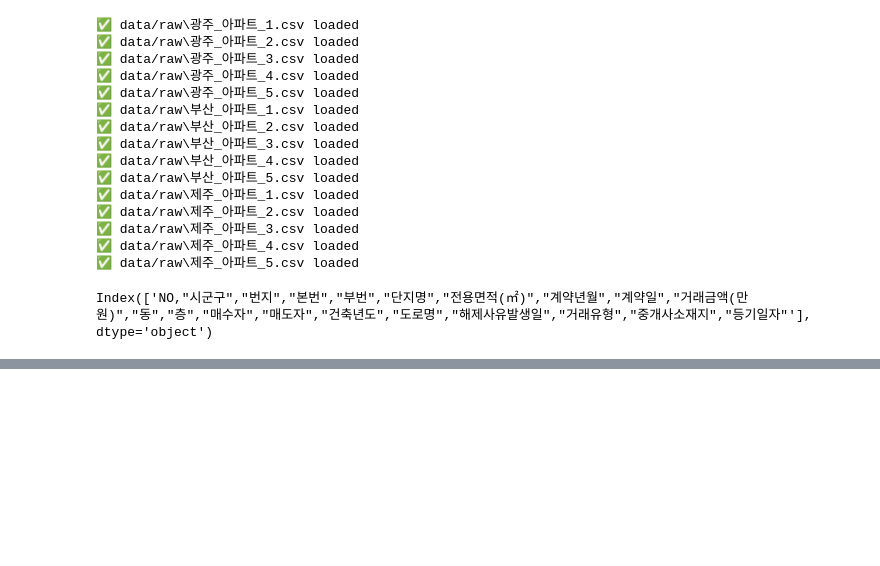
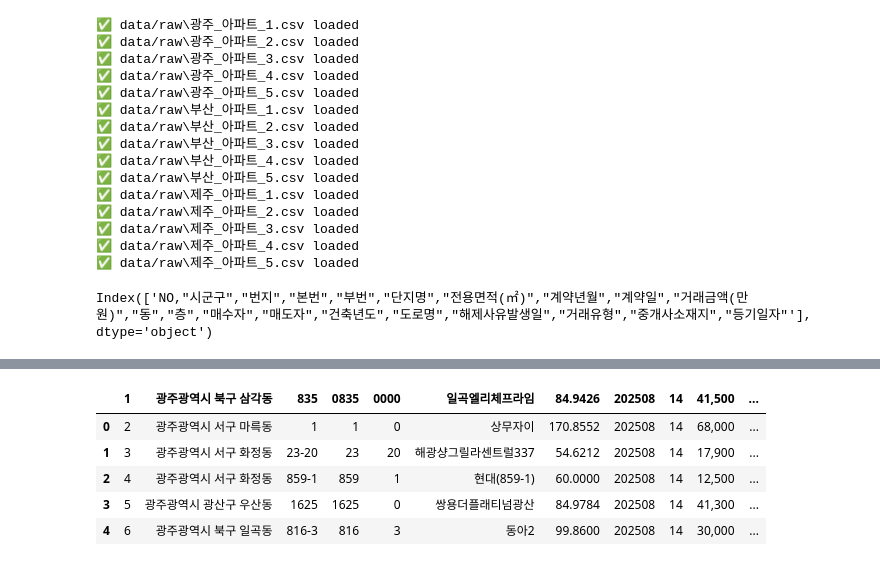
Before and after one commit to Himao-code/pjt-apt_analysis, a Jupyter notebook: test.ipynb, the cells around one changed output, grey strips where cells are left out. Drawn from its saved outputs; the diff is of its cells as text; code cells hidden in the pictures; blank space fills up the shorter version.

```diff
--- a/test.ipynb
+++ b/test.ipynb
@@ -390,12 +382,0 @@ def rename_and_clean(df):
-# %%
-clean_dfs = []
-for i, df in enumerate(dfs):
-    try:
-        print(f"▶ Cleaning df[{i}] ...")
-        cleaned = rename_and_clean(df)
-        clean_dfs.append(cleaned)
-        print(f"✅ df[{i}] cleaned")
-    except KeyError as e:
-        print(f"❌ df[{i}] skipped - missing column: {e}")
-    except Exception as e:
-        print(f"❌ df[{i}] failed: {e}")
@@ -664,0 +383,68 @@ def evaluate_investment_attractiveness(clean_dfs: list[pd.DataFrame],
+# %%
+import pandas as pd
+import re
+
+def robust_read_kapt(path, enc_candidates=("cp949","utf-8-sig","euc-kr"), sniff_lines=60):
+    # 1) 상단 줄 스니핑
+    raw = None
+    enc_used = None
+    for enc in enc_candidates:
+        try:
+            with open(path, "r", encoding=enc, errors="strict") as f:
+                head = [next(f, "") for _ in range(sniff_lines)]
+            raw = head
+            enc_used = enc
+            break
+        except Exception:
+            continue
+    if raw is None:
+        # 마지막 시도: 느슨하게
+        with open(path, "r", encoding=enc_candidates[0], errors="ignore") as f:
+            raw = [next(f, "") for _ in range(sniff_lines)]
+        enc_used = enc_candidates[0]
+
+    # 2) 구분자 추정
+    sample = "".join(raw)
+    sep = "\t" if sample.count("\t") > sample.count(",") else ","
+
+    # 3) 헤더 줄 탐지(컬럼 키워드 + 구분자 포함)
+    header_idx = None
+    for i, line in enumerate(raw):
+        if (sep in line) and any(k in line for k in ["전용면적", "거래금액", "계약년월", "단지명", "시군구"]):
+            header_idx = i
+            break
+    if header_idx is None:
+        # 콤마가 10개 이상(열이 많은 줄)인 첫 줄을 헤더로 가정
+        for i, line in enumerate(raw):
+            if line.count(sep) >= 10:
+                header_idx = i
+                break
+    if header_idx is None:
+        header_idx = 0  # 최후의 보루
+
+    # 4) 실제 읽기
+    df = pd.read_csv(
+        path,
+        encoding=enc_used,
+        sep=sep,
+        engine="python",          # sep 자동/복잡 구문 안전
+        header=header_idx,
+        quotechar='"',
+        skip_blank_lines=True
+    )
+
+    # 5) Unnamed 제거 + 공백/따옴표 정리
+    df = df.loc[:, ~df.columns.astype(str).str.match(r"^Unnamed")]
+    df.columns = (df.columns.astype(str)
+                  .str.strip()
+                  .str.replace('"', '', regex=False)
+                  .str.replace("'",  '', regex=False))
+    return df, {"encoding": enc_used, "sep": sep, "header_idx": header_idx}
+
+# 사용 예시
+df, meta = robust_read_kapt("data/raw/광주_아파트_1.csv")
+print(meta)         # {'encoding': 'cp949', 'sep': ',', 'header_idx': 15} 같은 정보가 나올 것
+print(df.shape)
+print(df.columns.tolist()[:10])
+df.head()
+# %% [output]
@@ -664,0 +454,6 @@ def evaluate_investment_attractiveness(clean_dfs: list[pd.DataFrame],
+|  | 1 | 광주광역시 북구 삼각동 | 835 | 0835 | 0000 | 일곡엘리체프라임 | 84.9426 | 202508 | 14 | 41,500 | ... |
+| 0 | 2 | 광주광역시 서구 마륵동 | 1 | 1 | 0 | 상무자이 | 170.8552 | 202508 | 14 | 68,000 | ... |
+| 1 | 3 | 광주광역시 서구 화정동 | 23-20 | 23 | 20 | 해광샹그릴라센트럴337 | 54.6212 | 202508 | 14 | 17,900 | ... |
+| 2 | 4 | 광주광역시 서구 화정동 | 859-1 | 859 | 1 | 현대(859-1) | 60.0000 | 202508 | 14 | 12,500 | ... |
+| 3 | 5 | 광주광역시 광산구 우산동 | 1625 | 1625 | 0 | 쌍용더플래티넘광산 | 84.9784 | 202508 | 14 | 41,300 | ... |
+| 4 | 6 | 광주광역시 북구 일곡동 | 816-3 | 816 | 3 | 동아2 | 99.8600 | 202508 | 14 | 30,000 | ... |
```
Also changed, not shown: parts of 9 cells of this notebook, 33 other files.
